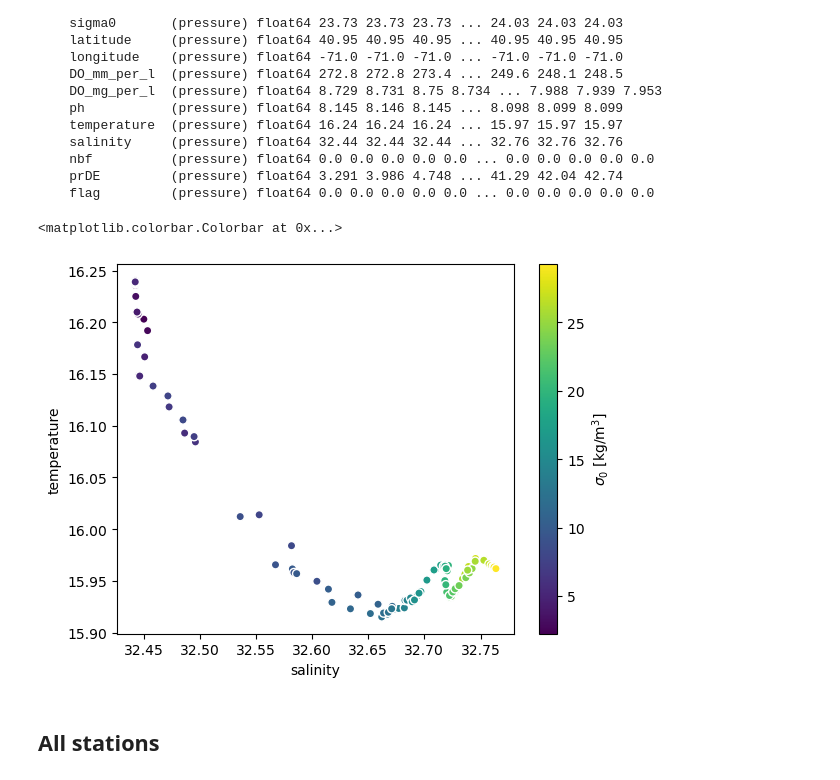
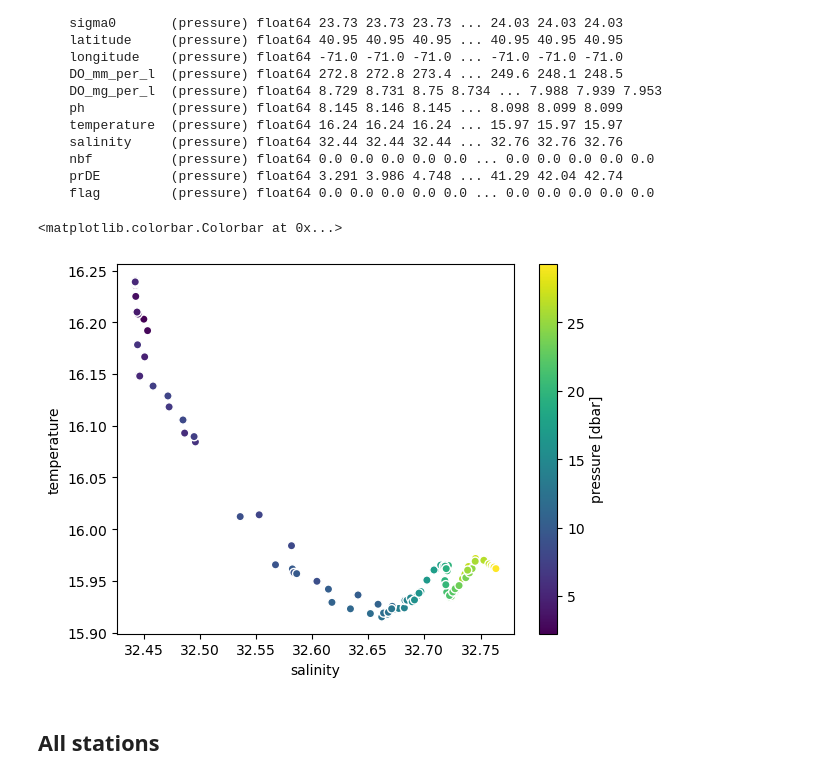
Before and after one commit to cesar-rocha/ExpeditionCourse_GuestLecture, a Jupyter notebook: plot_ctd_data.ipynb, the cells around one changed output. Saved outputs shown, nothing was run; the diff lists cells and outputs as text; code cells hidden in the pictures.

```diff
--- a/plot_ctd_data.ipynb
+++ b/plot_ctd_data.ipynb
@@ -147,11 +147,11 @@ Data variables:
 # %%
 # property v. property diagrams
 downcast.plot.scatter(y='temperature',x='salinity',c=downcast.pressure)
 im = upcast.plot.scatter(y='temperature',x='salinity',c=upcast.pressure)
-plt.colorbar(im,label=r'$\sigma_0$ [kg/m$^3$]')
+plt.colorbar(im,label=r'pressure [dbar]')
 # %% [output]
 <matplotlib.colorbar.Colorbar at 0x...>
-[figure, old version]
+[figure, new version]
 # %% [markdown]
 ## All stations
 # %%
```
Also changed, not shown: parts of 6 cells of this notebook.
